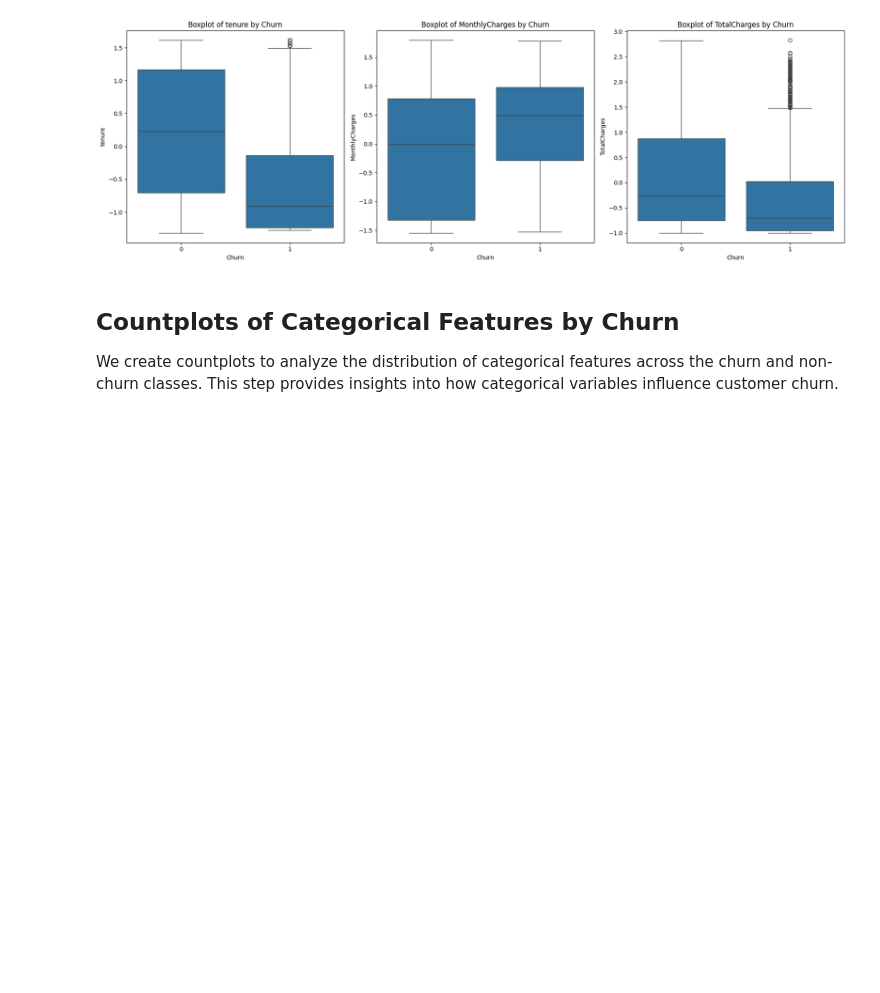
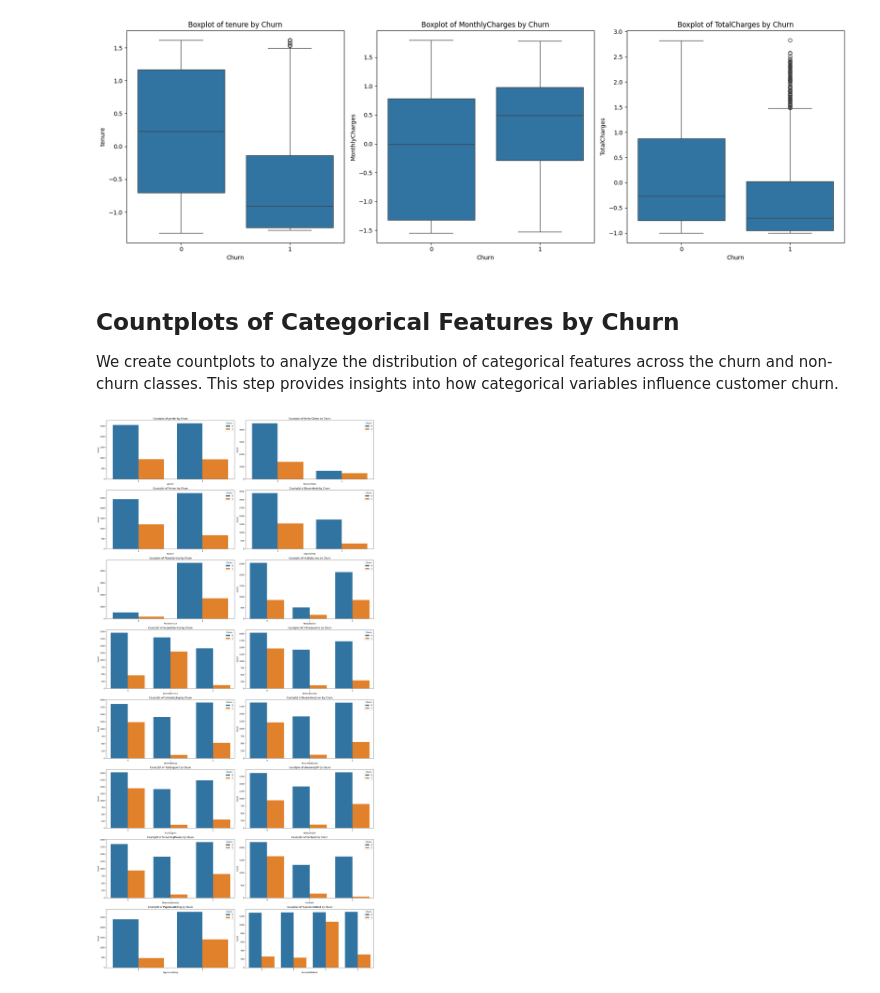
Before and after one commit to FirasKahlaoui/customer-churn, a Jupyter notebook: notebooks/exploratory_data_analysis.ipynb, the cells around one changed output. Saved outputs shown, nothing was run; the diff lists cells and outputs as text; code cells hidden in the pictures; blank space fills up the shorter version.

Commit message:
Countplots of Categorical Features by Churn

```diff
--- a/notebooks/exploratory_data_analysis.ipynb
+++ b/notebooks/exploratory_data_analysis.ipynb
@@ -135,3 +135,22 @@ plt.show()
 ## Countplots of Categorical Features by Churn
 
 We create countplots to analyze the distribution of categorical features across the churn and non-churn classes. This step provides insights into how categorical variables influence customer churn.
+# %%
+# Plot countplots of categorical features by 'Churn'
+categorical_features = ['gender', 'SeniorCitizen', 'Partner', 'Dependents', 'PhoneService',
+                        'MultipleLines', 'InternetService', 'OnlineSecurity', 'OnlineBackup',
+                        'DeviceProtection', 'TechSupport', 'StreamingTV', 'StreamingMovies',
+                        'Contract', 'PaperlessBilling', 'PaymentMethod']
+
+plt.figure(figsize=(20, 40))
+for i, feature in enumerate(categorical_features, 1):
+    plt.subplot(8, 2, i)
+    sns.countplot(x=feature, hue='Churn', data=df)
+    plt.title(f'Countplot of {feature} by Churn')
+    plt.xlabel(feature)
+    plt.ylabel('Count')
+
+plt.tight_layout()
+plt.show()
+# %% [output]
+[figure, added]
```
